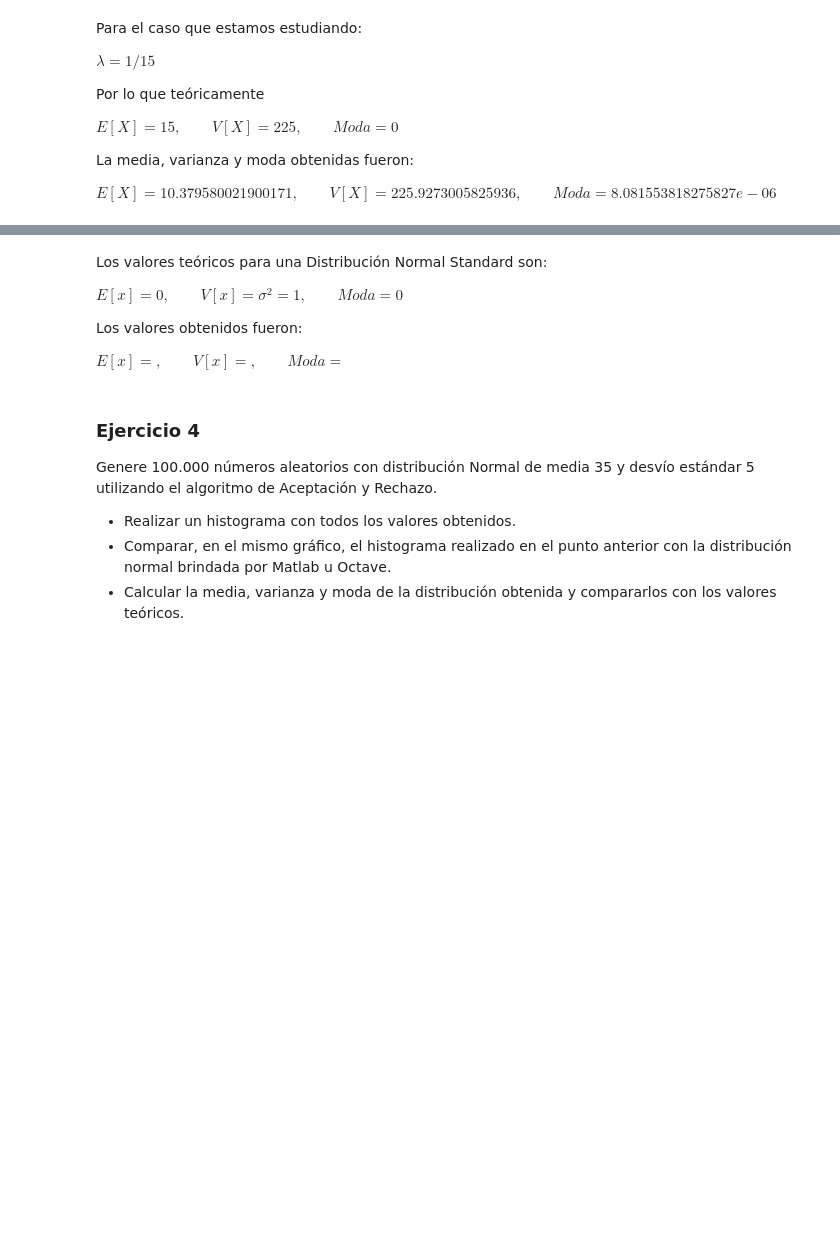
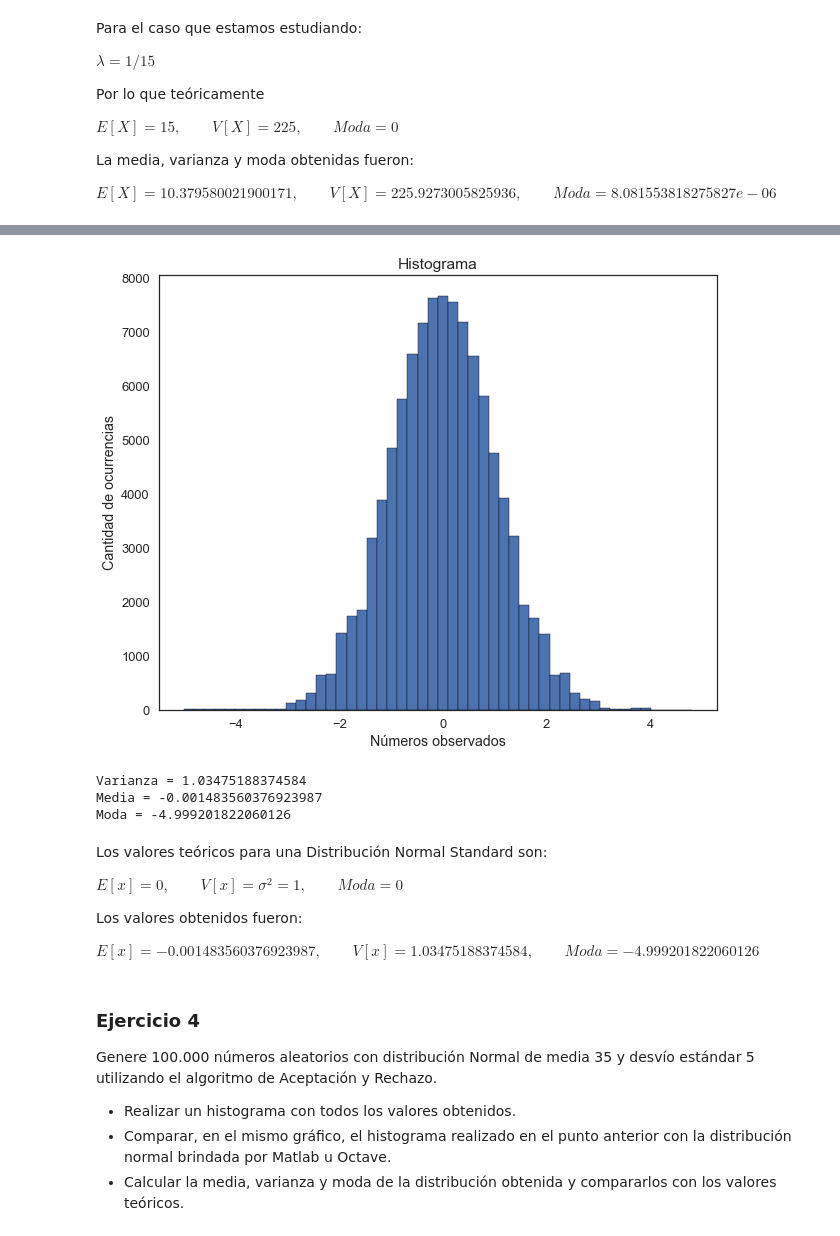
Before and after one commit to victorbravoarroyo/Simulacion, a Jupyter notebook: Tp1.ipynb, the cells around one changed output, grey strips where cells are left out. Cells and saved outputs as stored; diff of their text form; code cells hidden in the pictures; blank space fills up the shorter version.

```diff
--- a/Tp1.ipynb
+++ b/Tp1.ipynb
@@ -211,3 +228,20 @@ Generated z1 = 1.654133438019564
+# %%
+plt.xlabel('Números observados')
+plt.ylabel('Cantidad de ocurrencias')
+plt.title("Histograma")
+
+sns.distplot(numsNS, kde=False,  hist_kws={'edgecolor':'black', 'alpha':1})
+sns.set(style="white", context="talk")
+# %% [output]
+[figure, added]
+# %%
+print('Varianza = ' + str(np.var(numsNS)))
+print('Media = ' + str(np.median(numsNS)))
+print('Moda = ' + str(st.mode(numsNS)[0][0]))
+# %% [output]
+Varianza = 1.03475188374584
+Media = -0.001483560376923987
+Moda = -4.999201822060126
 # %% [markdown]
 Los valores teóricos para una Distribución Normal Standard son:
 
@@ -215,7 +249,7 @@ $E[x]= 0,\qquad V[x]= \sigma ^{2} = 1  ,\qquad Moda=0$
 
 Los valores obtenidos fueron:
 
-$E[x]= ,\qquad V[x]= ,\qquad Moda=$
+$E[x]=-0.001483560376923987 ,\qquad V[x]=1.03475188374584 ,\qquad Moda=-4.999201822060126$
 # %% [markdown]
 ### Ejercicio 4
 Genere 100.000 números aleatorios con distribución Normal de media 35 y desvío estándar 5 utilizando el algoritmo de Aceptación y Rechazo.
```
Also changed, not shown: parts of 15 cells of this notebook.
